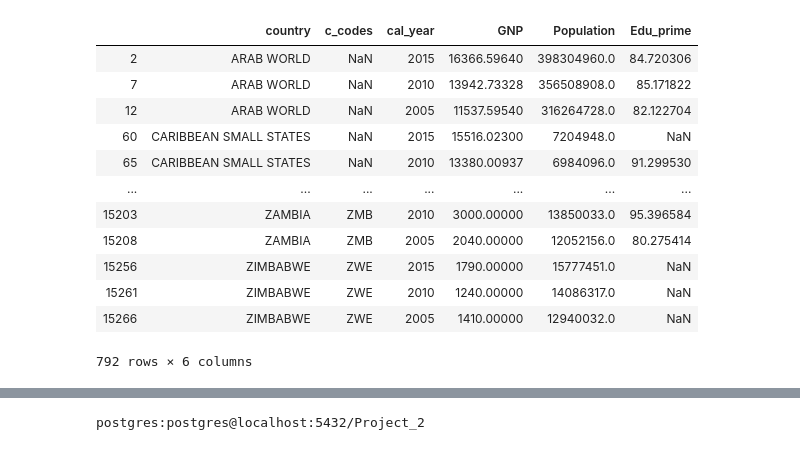
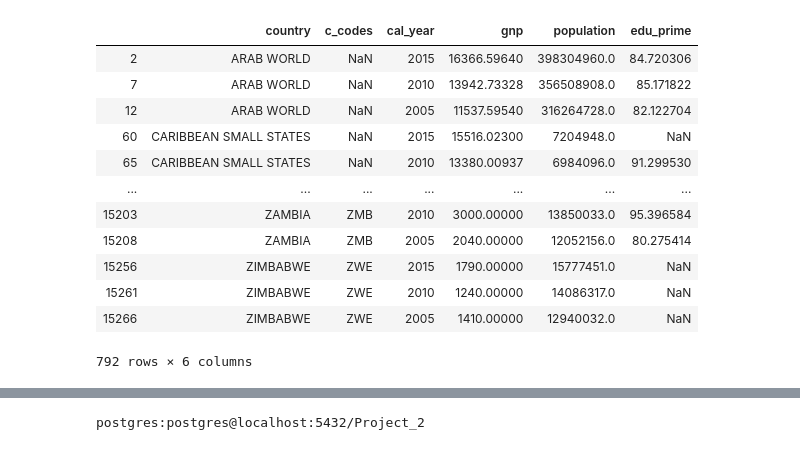
Before and after one commit to nathandieck/erd_practice, a Jupyter notebook: data_etl.ipynb, the cells around one changed output, grey strips where cells are left out. Saved outputs shown, nothing was run; the diff lists cells and outputs as text; code cells hidden in the pictures.

```diff
--- a/data_etl.ipynb
+++ b/data_etl.ipynb
@@ -17,18 +17,18 @@ edu_df.head()
 # %%
 # Filter years for 2005, 2010 & 2015
 
 # Indicate reference years
 years = (2005, 2010, 2015)
 
 # Filter reference years
 edu_df = edu_df[edu_df['cal_year'].isin(years)]
 
 # Select columns
-edu_df = edu_df[['country', 'c_codes', 'cal_year', 'GNP', 'Population', 'Edu_prime']]
+edu_df = edu_df[['country', 'c_codes', 'cal_year', 'gnp', 'population', 'edu_prime']]
 
 edu_df
 # %% [output]
-|  | country | c_codes | cal_year | GNP | Population | Edu_prime |
+|  | country | c_codes | cal_year | gnp | population | edu_prime |
 | 2 | ARAB WORLD | NaN | 2015 | 16366.59640 | 398304960.0 | 84.720306 |
 | 7 | ARAB WORLD | NaN | 2010 | 13942.73328 | 356508908.0 | 85.171822 |
 | 12 | ARAB WORLD | NaN | 2005 | 11537.59540 | 316264728.0 | 82.122704 |
```
Also changed, not shown: parts of 10 cells of this notebook, 3 other files.
